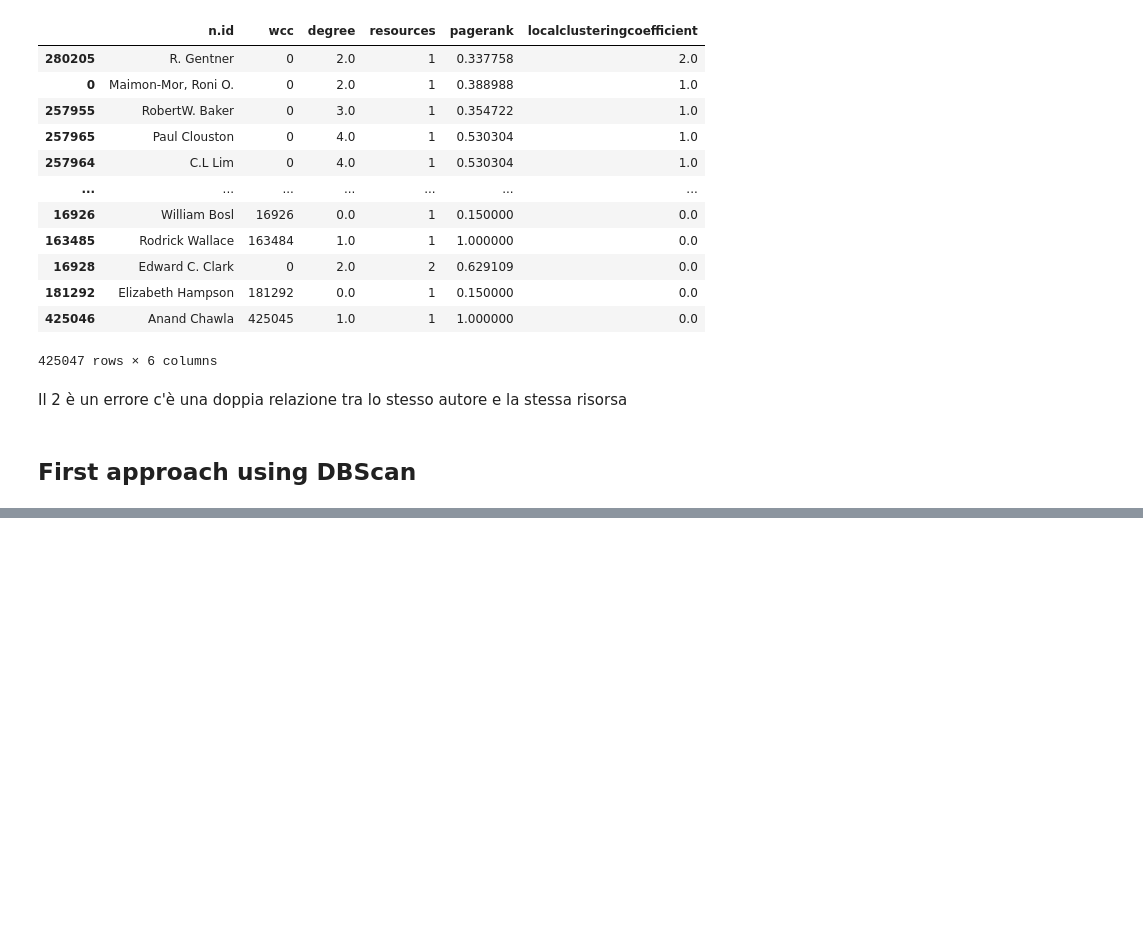
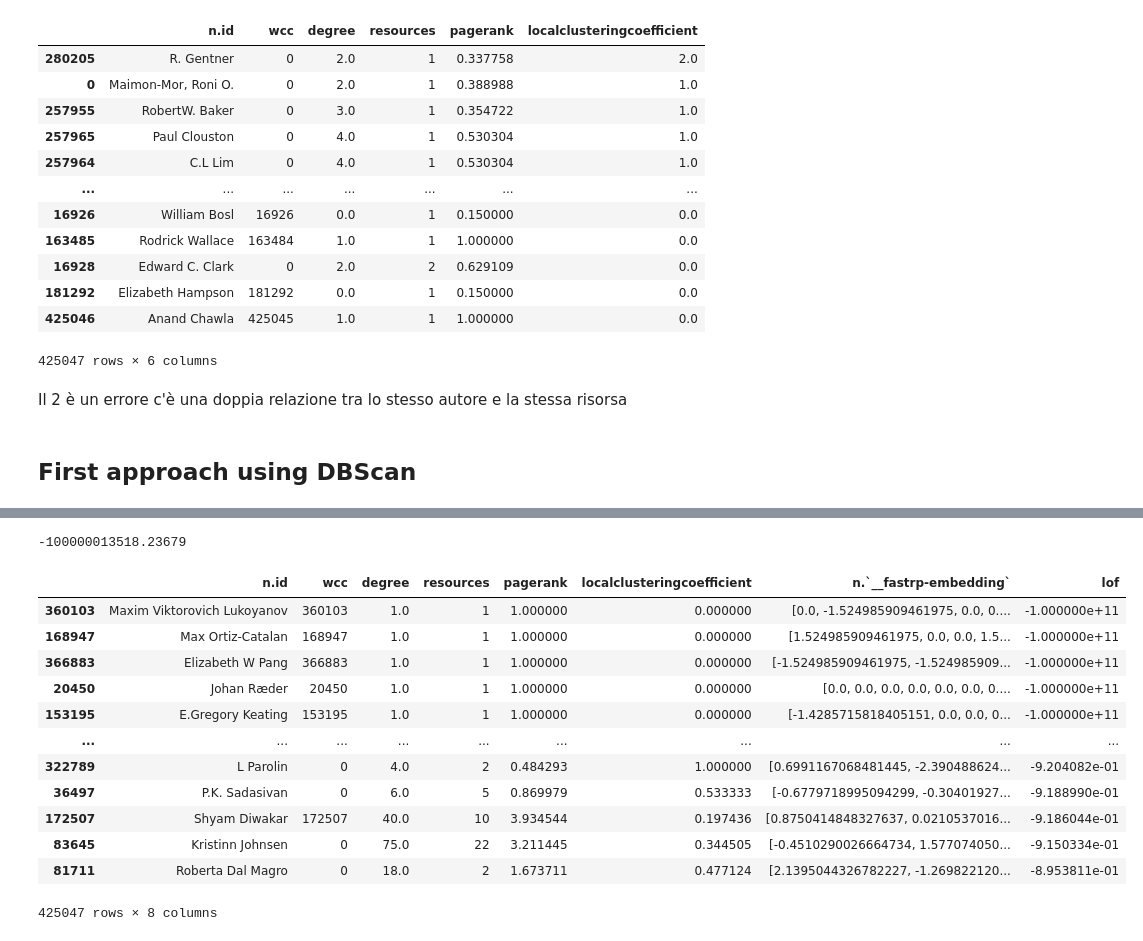
Before and after one commit to minu7/neuroinformatics-analysis, a Jupyter notebook: author_linked_by_resources.ipynb, the cells around one changed output, grey strips where cells are left out. Cells and saved outputs as stored; diff of their text form; code cells hidden in the pictures; blank space fills up the shorter version.

```diff
--- a/author_linked_by_resources.ipynb
+++ b/author_linked_by_resources.ipynb
@@ -251,0 +307,7 @@ n_noise_ = list(labels).count(-1)
+# %%
+df = cyperQueryToDataFrame("""
+    MATCH (n:Author) RETURN n.id, n.__wcc as wcc, n.__degree as degree, n.resource_published as resources, n.__parerank as pagerank,
+    n.__localClusteringCoefficient as localclusteringcoefficient, n.`__fastrp-embedding`
+""")
+# %%
+X = np.array(df["n.`__fastrp-embedding`"].to_list())
@@ -251,0 +330,26 @@ n_noise_ = list(labels).count(-1)
+# %%
+clf = LocalOutlierFactor(n_neighbors=20, contamination=0.0001) # in pratica 20 neighbour sembra funzionare bene
+y_pred = clf.fit_predict(X)
+# %%
+X_scores.min()
+# %% [output]
+-100000013518.23679
+# %%
+pd.set_option('display.max_rows', 100)
+X_scores = clf.negative_outlier_factor_
+df['lof'] = X_scores
+df.sort_values(by=['lof'], ascending=True) # quelli più outlier secondo lui sono quelli che hanno più connessioni verso una risorsa
+# %% [output]
+|  | n.id | wcc | degree | resources | pagerank | localclusteringcoefficient | n.`__fastrp-embedding` | lof |
+| 360103 | Maxim Viktorovich Lukoyanov | 360103 | 1.0 | 1 | 1.000000 | 0.000000 | [0.0, -1.524985909461975, 0.0, 0.... | -1.000000e+11 |
+| 168947 | Max Ortiz-Catalan | 168947 | 1.0 | 1 | 1.000000 | 0.000000 | [1.524985909461975, 0.0, 0.0, 1.5... | -1.000000e+11 |
+| 366883 | Elizabeth W Pang | 366883 | 1.0 | 1 | 1.000000 | 0.000000 | [-1.524985909461975, -1.524985909... | -1.000000e+11 |
+| 20450 | Johan Ræder | 20450 | 1.0 | 1 | 1.000000 | 0.000000 | [0.0, 0.0, 0.0, 0.0, 0.0, 0.0, 0.... | -1.000000e+11 |
+| 153195 | E.Gregory Keating | 153195 | 1.0 | 1 | 1.000000 | 0.000000 | [-1.4285715818405151, 0.0, 0.0, 0... | -1.000000e+11 |
+| ... | ... | ... | ... | ... | ... | ... | ... | ... |
+| 322789 | L Parolin | 0 | 4.0 | 2 | 0.484293 | 1.000000 | [0.6991167068481445, -2.390488624... | -9.204082e-01 |
+| 36497 | P.K. Sadasivan | 0 | 6.0 | 5 | 0.869979 | 0.533333 | [-0.6779718995094299, -0.30401927... | -9.188990e-01 |
+| 172507 | Shyam Diwakar | 172507 | 40.0 | 10 | 3.934544 | 0.197436 | [0.8750414848327637, 0.0210537016... | -9.186044e-01 |
+| 83645 | Kristinn Johnsen | 0 | 75.0 | 22 | 3.211445 | 0.344505 | [-0.4510290026664734, 1.577074050... | -9.150334e-01 |
+| 81711 | Roberta Dal Magro | 0 | 18.0 | 2 | 1.673711 | 0.477124 | [2.1395044326782227, -1.269822120... | -8.953811e-01 |
+425047 rows × 8 columns
```
Also changed, not shown: parts of 28 cells of this notebook, 2 other files.
